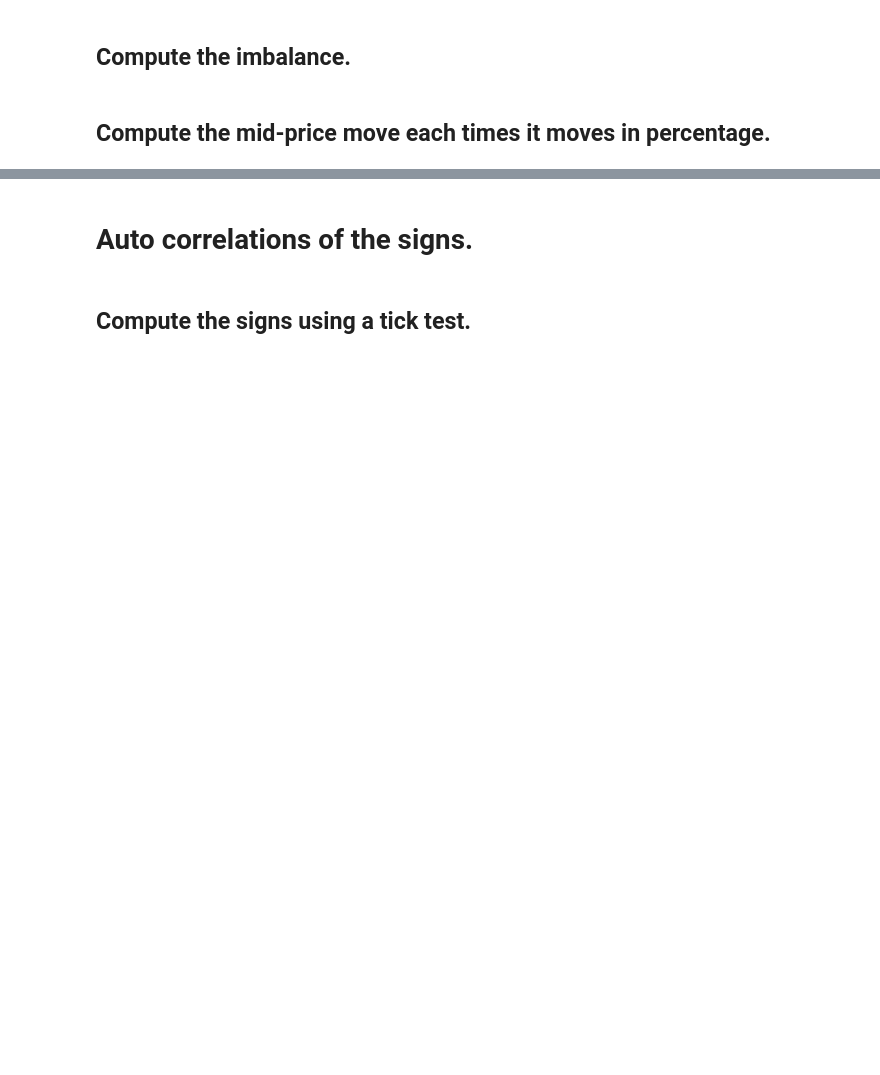
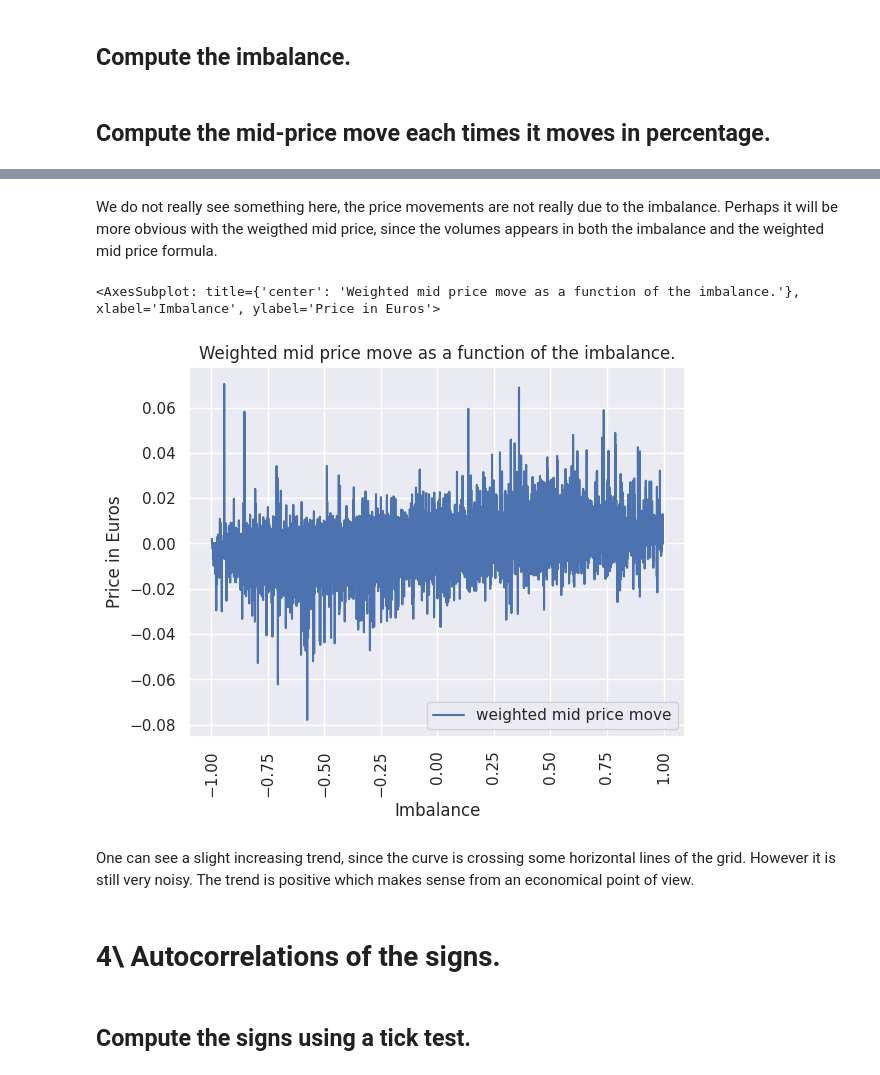
Before and after one commit to adriens63/labs, a Jupyter notebook: DHF-LAB2-ELJEILANY-SERVIERE.ipynb, the cells around one changed output, grey strips where cells are left out. Drawn from its saved outputs; the diff is of its cells as text; code cells hidden in the pictures; blank space fills up the shorter version.

```diff
--- a/DHF-LAB2-ELJEILANY-SERVIERE.ipynb
+++ b/DHF-LAB2-ELJEILANY-SERVIERE.ipynb
@@ -194,5 +195,29 @@ df_q.sort_values(by = 'imbalance',
+# %% [markdown]
+We do not really see something here, the price movements are not really due to the imbalance. Perhaps it will be more obvious with the weigthed mid price, since the volumes appears in both the imbalance and the weighted mid price formula.
+# %%
+df_q['weighted mid price move'] = df_q['weighted mid price'].pct_change() * 100
+# %%
+df_q.sort_values(by = 'imbalance',
+                 ascending=True,
+                 inplace=False,
+                 kind='heapsort').plot(x = 'imbalance',
+                                        y = ['weighted mid price move'],
+                                        #use_index = False,
+                                        kind = 'line',
+                                        title = 'Weighted mid price move as a function of the imbalance.',
+                                        grid = True,
+                                        legend = True,
+                                        xlabel = 'Imbalance',
+                                        ylabel = 'Price in Euros',
+                                        rot = 90,
+                                        )
+# %% [output]
+<AxesSubplot: title={'center': 'Weighted mid price move as a function of the imbalance.'}, xlabel='Imbalance', ylabel='Price in Euros'>
+[figure, added]
+# %% [markdown]
+One can see a slight increasing trend, since the curve is crossing some horizontal lines of the grid. However it is still very noisy. The trend is positive which makes sense from an economical point of view.
 # %% [markdown]
-# Auto correlations of the signs.
+# 4\ Autocorrelations of the signs.
 # %% [markdown]
 ## Compute the signs using a tick test.
 # %%
```
Also changed, not shown: parts of 72 cells of this notebook, 2 other files.
